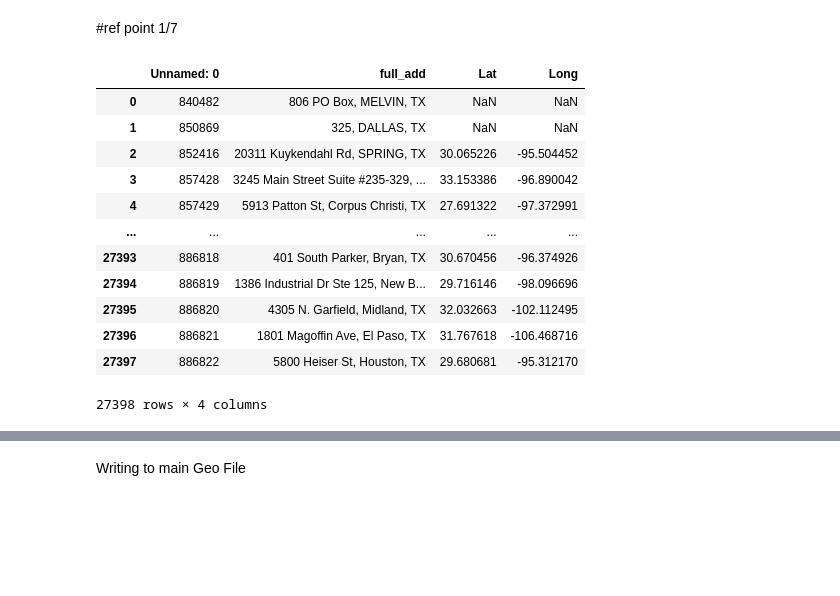
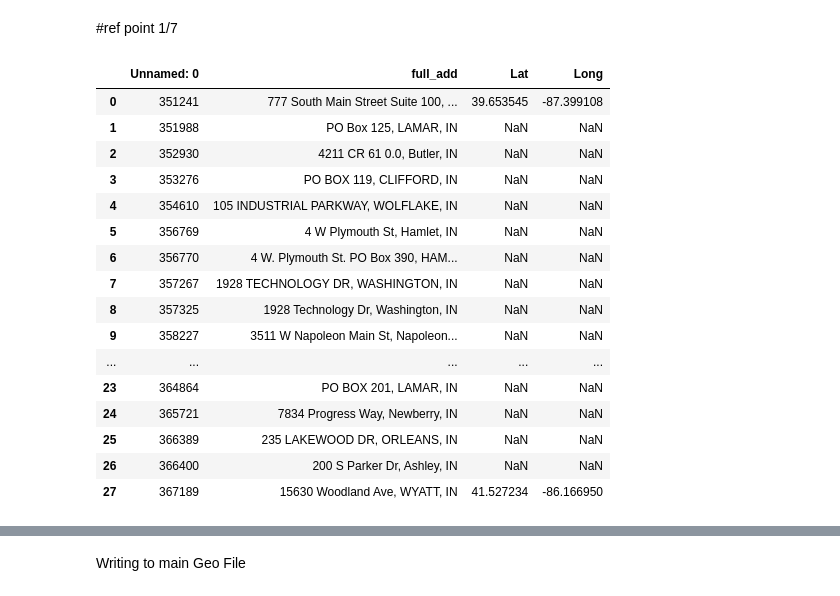
Before and after one commit to cspence001/mapdata_finalization_notebooks, a Jupyter notebook: reimagined-engine1/main_label_geo.ipynb, the cells around one changed output, grey strips where cells are left out. Cells and saved outputs as stored; diff of their text form; code cells hidden in the pictures; blank space fills up the shorter version.

```diff
--- a/reimagined-engine1/main_label_geo.ipynb
+++ b/reimagined-engine1/main_label_geo.ipynb
@@ -195,22 +224,26 @@ location_df.to_csv("../../data/state_data/geo/verify/location_verify_id.csv")
 # %% [markdown]
 #ref point 1/7
 # %%
-location_df= pd.read_csv("../../data/state_data/geo/verify/location_verify_id.csv")
+location_df= pd.read_csv("../../data/state_data/geo/verify/location_verify_in.csv")
 location_df
 # %% [output]
 |  | Unnamed: 0 | full_add | Lat | Long |
-| 0 | 840482 | 806 PO Box, MELVIN, TX | NaN | NaN |
-| 1 | 850869 | 325, DALLAS, TX | NaN | NaN |
-| 2 | 852416 | 20311 Kuykendahl Rd, SPRING, TX | 30.065226 | -95.504452 |
-| 3 | 857428 | 3245 Main Street Suite #235-329, ... | 33.153386 | -96.890042 |
-| 4 | 857429 | 5913 Patton St, Corpus Christi, TX | 27.691322 | -97.372991 |
+| 0 | 351241 | 777 South Main Street Suite 100, ... | 39.653545 | -87.399108 |
+| 1 | 351988 | PO Box 125, LAMAR, IN | NaN | NaN |
+| 2 | 352930 | 4211 CR 61 0.0, Butler, IN | NaN | NaN |
+| 3 | 353276 | PO BOX 119, CLIFFORD, IN | NaN | NaN |
+| 4 | 354610 | 105 INDUSTRIAL PARKWAY, WOLFLAKE, IN | NaN | NaN |
+| 5 | 356769 | 4 W Plymouth St, Hamlet, IN | NaN | NaN |
+| 6 | 356770 | 4 W. Plymouth St. PO Box 390, HAM... | NaN | NaN |
+| 7 | 357267 | 1928 TECHNOLOGY DR, WASHINGTON, IN | NaN | NaN |
+| 8 | 357325 | 1928 Technology Dr, Washington, IN | NaN | NaN |
+| 9 | 358227 | 3511 W Napoleon Main St, Napoleon... | NaN | NaN |
 | ... | ... | ... | ... | ... |
-| 27393 | 886818 | 401 South Parker, Bryan, TX | 30.670456 | -96.374926 |
-| 27394 | 886819 | 1386 Industrial Dr Ste 125, New B... | 29.716146 | -98.096696 |
-| 27395 | 886820 | 4305 N. Garfield, Midland, TX | 32.032663 | -102.112495 |
-| 27396 | 886821 | 1801 Magoffin Ave, El Paso, TX | 31.767618 | -106.468716 |
-| 27397 | 886822 | 5800 Heiser St, Houston, TX | 29.680681 | -95.312170 |
+| 23 | 364864 | PO BOX 201, LAMAR, IN | NaN | NaN |
+| 24 | 365721 | 7834 Progress Way, Newberry, IN | NaN | NaN |
+| 25 | 366389 | 235 LAKEWOOD DR, ORLEANS, IN | NaN | NaN |
+| 26 | 366400 | 200 S Parker Dr, Ashley, IN | NaN | NaN |
+| 27 | 367189 | 15630 Woodland Ave, WYATT, IN | 41.527234 | -86.166950 |
-27398 rows × 4 columns
 # %%
 #ppp_geo["BorrowerState"].value_counts()
 # %%
```
Also changed, not shown: parts of 20 cells of this notebook, 1 other file.
